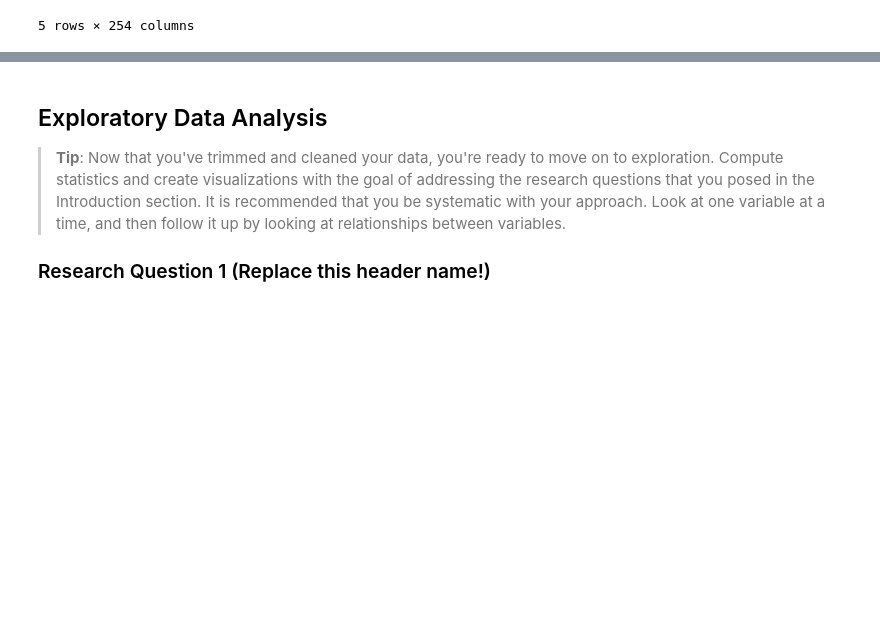
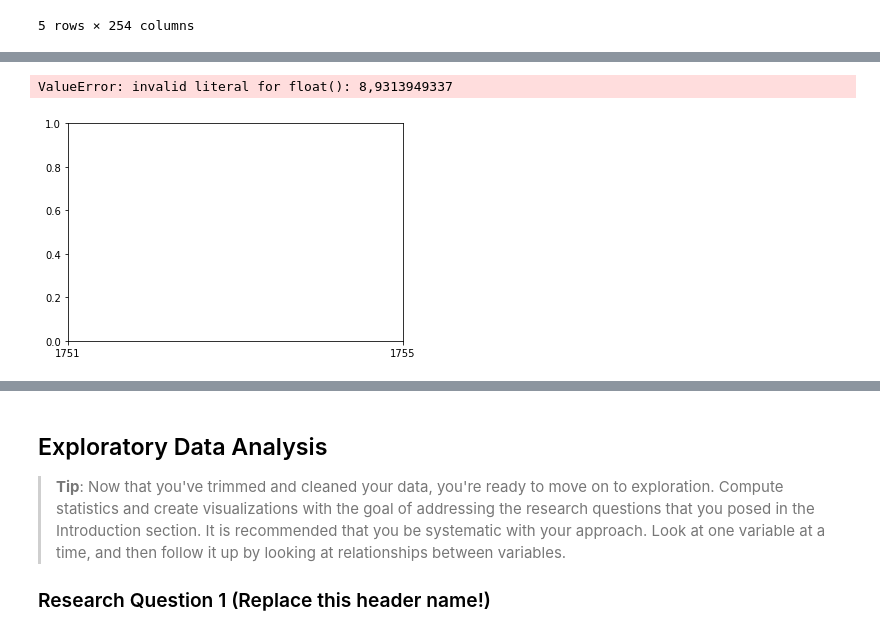
Before and after one commit to hstoefen/Intro-to-Data-Analysis, a Jupyter notebook: Final Project/project_draft1.ipynb, the cells around one changed output, grey strips where cells are left out. Drawn from its saved outputs; the diff is of its cells as text; code cells hidden in the pictures; blank space fills up the shorter version.

```diff
--- a/Final Project/project_draft1.ipynb
+++ b/Final Project/project_draft1.ipynb
@@ -72 +195,6 @@ co2_per_person_2003_2010 = co2_per_person_2003_2010.dropna(axis=1, how='all')
+# %%
+plt.plot(co2_per_person.loc['Germany'])
+# %% [output]
+ValueError: invalid literal for float(): 8,9313949337
+[figure, added]
 # %%
```
Also changed, not shown: parts of 23 cells of this notebook, 33 other files.
